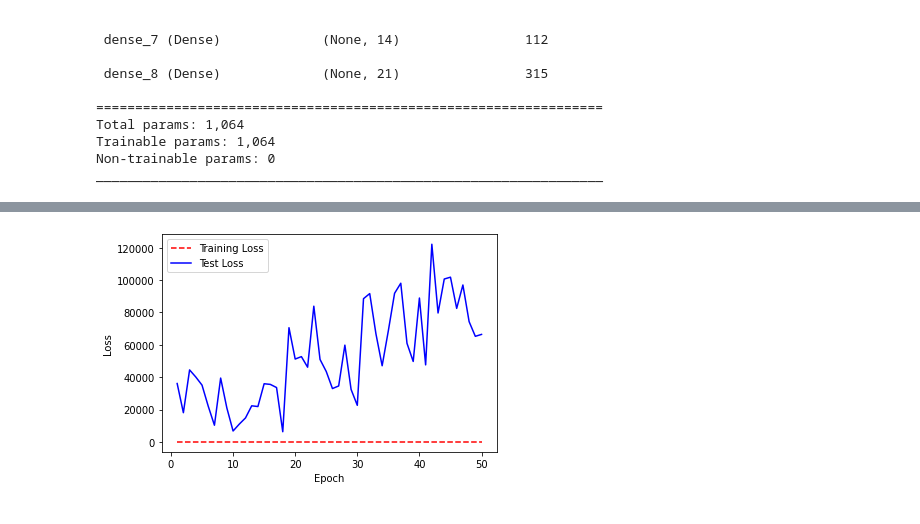
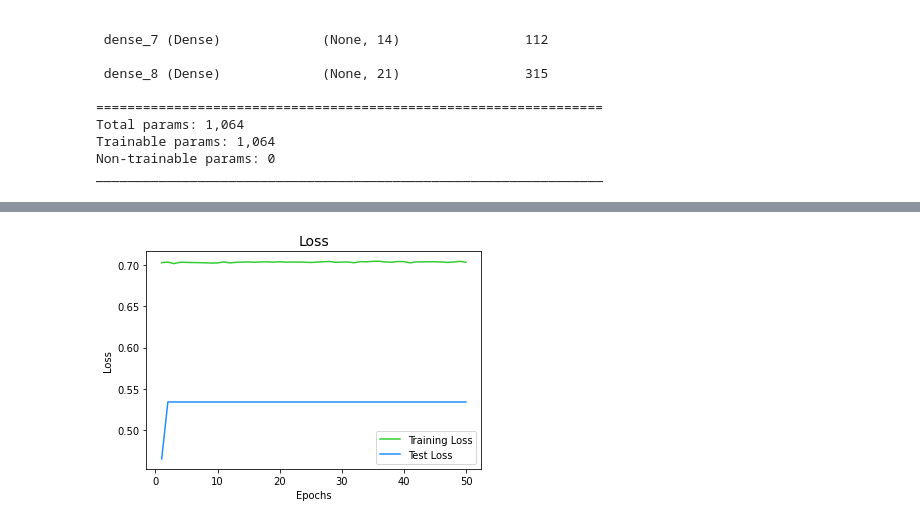
Before and after one commit to JKSmirny/DeepLearningHomework_CharityFundingPredictor, a Jupyter notebook: CharityPredictorGraph.ipynb, the cells around one changed output, grey strips where cells are left out. Cells and saved outputs as stored; diff of their text form; code cells hidden in the pictures.

```diff
--- a/CharityPredictorGraph.ipynb
+++ b/CharityPredictorGraph.ipynb
@@ -363,2 +428,2 @@ Loss: 0.601347029209137, Accuracy: 0.6967930197715759
 # %%
-history = nn_model.fit(X_train_scaled, y_train, validation_data=(X_test, y_test), batch_size=32, epochs=50, verbose=1)
+#history = nn_model.fit(X_train_scaled, y_train, validation_data=(X_test, y_test), batch_size=32, epochs=50, verbose=1)
@@ -383,22 +430,22 @@ Epoch 50/50
 # %%
-import matplotlib.pyplot as plt
+plt.title('Loss',fontsize=14)
 
 # Get training and test loss histories
-training_loss = history.history['loss']
-test_loss = history.history['val_loss']
+training_loss = history.history['accuracy']
+test_loss = history.history['val_accuracy']
 
 # Create count of the number of epochs
 epoch_count = range(1, len(training_loss) + 1)
 
 # Visualize loss history
-plt.plot(epoch_count, training_loss, 'r--')
-plt.plot(epoch_count, test_loss, 'b-')
+plt.plot(epoch_count, training_loss, 'limegreen', label='Training Loss')
+plt.plot(epoch_count,test_loss,'dodgerblue', label='Test Loss')
+plt.xlabel('Epochs')
+plt.ylabel('Loss')
 plt.legend(['Training Loss', 'Test Loss'])
-plt.xlabel('Epoch')
-plt.ylabel('Loss')
-plt.show();
+plt.show()
 # %% [output]
-[figure, old version]
+[figure, new version]
 # %%
 # Export our model to HDF5 file
 from google.colab import files
```
Also changed, not shown: parts of 11 cells of this notebook.
